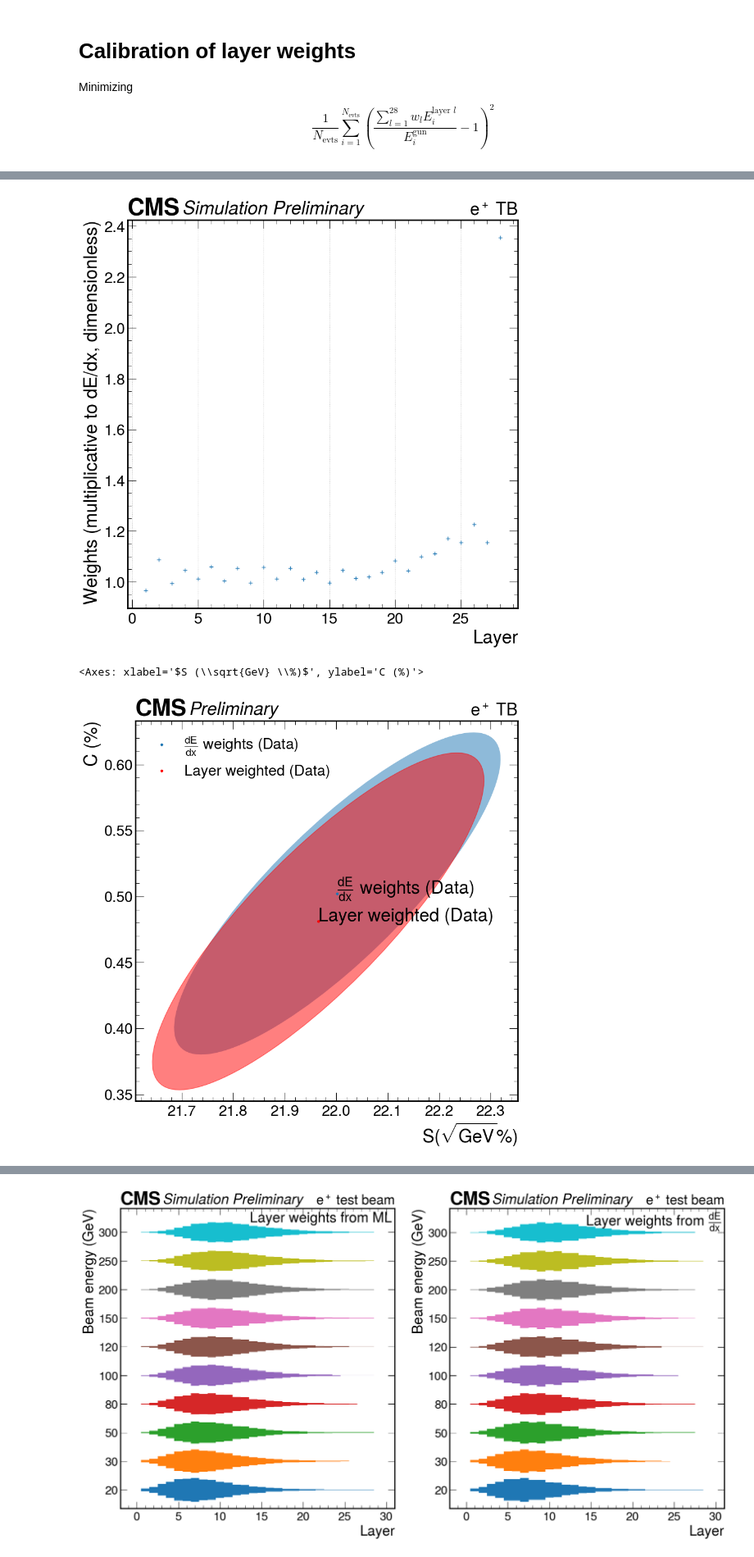
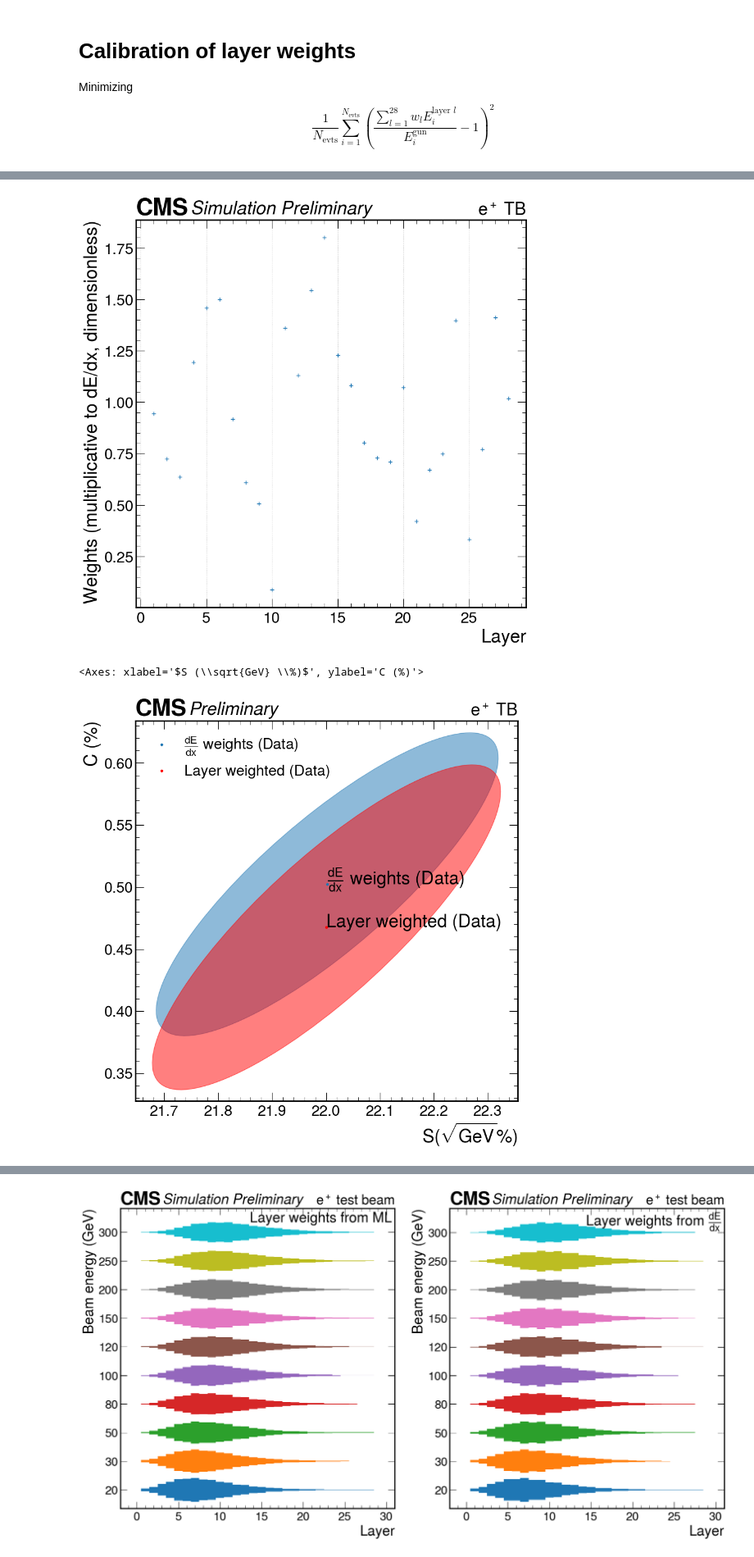
Before and after one commit to tcuisset/HgcalClue3DClusteringPlotting, a Jupyter notebook: ml/calibration/calibration_notebook.ipynb, the cells around one changed output, grey strips where cells are left out. Shown at 82% size. Cells and saved outputs as stored; diff of their text form; code cells hidden in the pictures.

Commit message:
ML calibration plots for report

```diff
--- a/ml/calibration/calibration_notebook.ipynb
+++ b/ml/calibration/calibration_notebook.ipynb
@@ -30,7 +22,13 @@ For more information see: https://github.com/tensorflow/addons/issues/2807
+# %%
+#device = torch.device('cuda:1')#('cuda' if torch.cuda.is_available() else 'cpu')
+device = torch.device('cuda:3' if torch.cuda.is_available() else 'cpu')
+#device='cpu'
 # %%
-reader_sim = ClueNtupleReader("v40", "cmssw", "sim_proton_v46_patchMIP")
+reader_sim = ClueNtupleReader("v41", "cmssw", "sim_proton_v46_patchMIP")
 reader_data = ClueNtupleReader(reader_sim.version, reader_sim.clueParams, "data")
-full_dataset = TensorDataset(*torch.load(os.path.join(reader_sim.pathToFolder, "energyPerLayer.pt")))
+tensors_cpu = list(torch.load(os.path.join(reader_sim.pathToMLDatasetsFolder, "energyPerLayer", "energyPerLayer.pt")))
+tensors_gpu = [tensor.to(device) for tensor in tensors_cpu]
+full_dataset = TensorDataset(*tensors_gpu)
 # %%
 totalev = len(full_dataset)
 ntrain = int(0.8*totalev)
@@ -252,5 +188,5 @@ train loss: 0.0007590571088835602
 # %%
-parameters = list(model.parameters())[0].detach().cpu().numpy()
-weightsAsDict = dict(zip(range(1, 28+1), parameters))
-parameters
+parameters = list(model.parameters())#[0].detach().cpu().numpy()
+weightsAsDict = dict(zip(range(1, 28+1), parameters[0].detach().cpu().numpy()))
+parameters[0]#, parameters[1]
 # %% [output]
@@ -277,7 +213,7 @@ None # NB : in longitudinal profiles, even layer have a dip, odd have a bump
 weightedComp_sim.plotRelativeWeights()
 None
 # %% [output]
-[figure, old version]
+[figure, new version]
 # %%
 weightedComp_sim.compute()
 # %%
@@ -285,15 +221,16 @@ weightedComp_data.compute()
 # %%
 from energy_resolution.sigma_over_e import SigmaOverEPlotElement, plotSCAsEllipse, plotSigmaOverMean, sigmaOverE_fitFunction
 import mplhep as hep
+import dataclasses
 plotSCAsEllipse([
-    reader_data.loadSigmaOverEResults("rechits")._replace(legend="$\\frac{dE}{dx}$ weights (Data)"),
+    dataclasses.replace(reader_data.loadSigmaOverEResults("rechits"), legend="$\\frac{dE}{dx}$ weights (Data)"),
     SigmaOverEPlotElement(legend="Layer weighted (Data)", fitResult=weightedComp_data.sigmaOverE, color="red")
 ])
 hep.cms.text("Preliminary")
 hep.cms.lumitext("$e^+$ TB")
 # %% [output]
 <Axes: xlabel='$S (\\sqrt{GeV} \\%)$', ylabel='C (%)'>
-[figure, old version]
+[figure, new version]
 # %%
 weightedComp_data.sigmaOverEComputation.plotFitResult(50)
 # %% [output]
```
Also changed, not shown: parts of 13 cells of this notebook, 4 other files.
